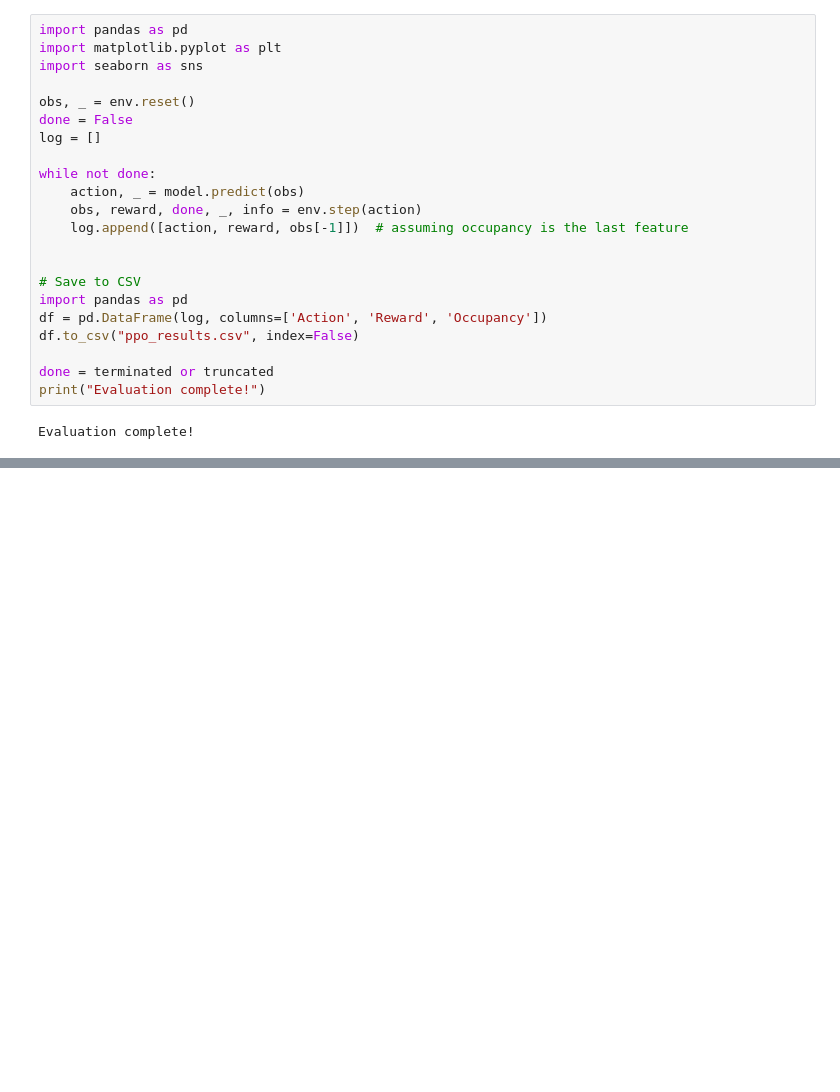
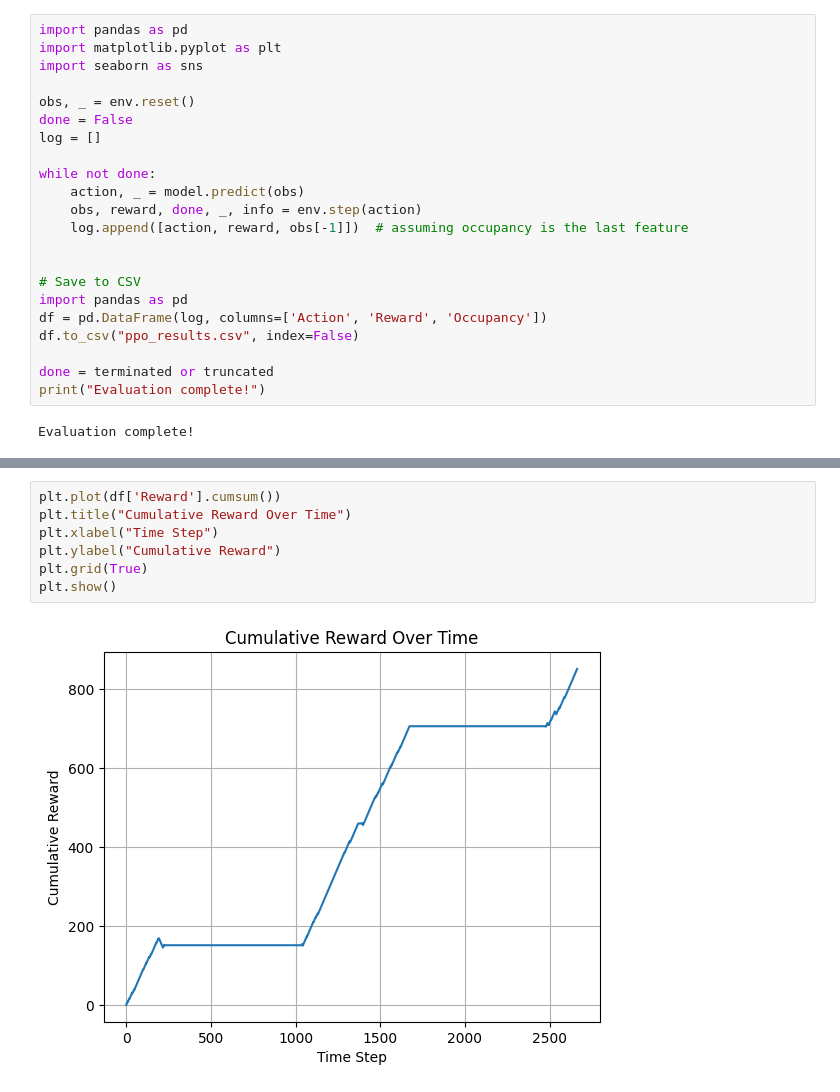
Before and after one commit to prashansarathod/CSCN8020_RI, a Jupyter notebook: occupacy/1.ipynb, the cells around one changed output, grey strips where cells are left out. Drawn from its saved outputs; the diff is of its cells as text; blank space fills up the shorter version.

```diff
--- a/occupacy/1.ipynb
+++ b/occupacy/1.ipynb
@@ -733,3 +737,12 @@ Evaluation complete!
+# %%
+plt.plot(df['Reward'].cumsum())
+plt.title("Cumulative Reward Over Time")
+plt.xlabel("Time Step")
+plt.ylabel("Cumulative Reward")
+plt.grid(True)
+plt.show()
+# %% [output]
+[figure, added]
 # %%
 import pandas as pd
 import matplotlib.pyplot as plt
```
Also changed, not shown: parts of 20 cells of this notebook.
